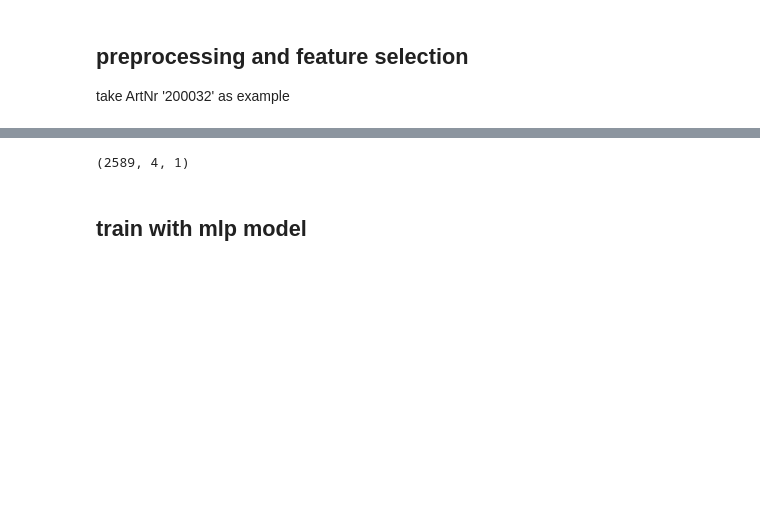
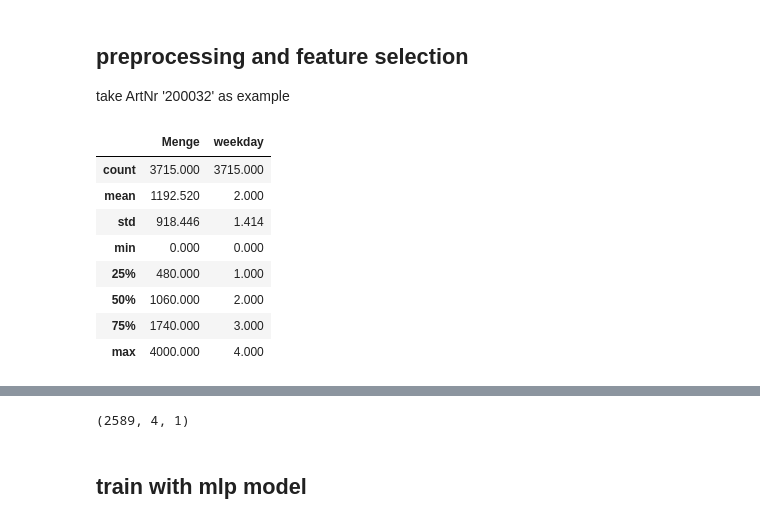
Before and after one commit to HuangYiran/schloetter, a Jupyter notebook: notebooks/Try_simple_model.ipynb, the cells around one changed output, grey strips where cells are left out. Drawn from its saved outputs; the diff is of its cells as text; code cells hidden in the pictures; blank space fills up the shorter version.

```diff
--- a/notebooks/Try_simple_model.ipynb
+++ b/notebooks/Try_simple_model.ipynb
@@ -38,0 +42,12 @@ df = preprocessing(df)
+# %%
+tmp.describe()
+# %% [output]
+|  | Menge | weekday |
+| count | 3715.000 | 3715.000 |
+| mean | 1192.520 | 2.000 |
+| std | 918.446 | 1.414 |
+| min | 0.000 | 0.000 |
+| 25% | 480.000 | 1.000 |
+| 50% | 1060.000 | 2.000 |
+| 75% | 1740.000 | 3.000 |
+| max | 4000.000 | 4.000 |
```
Also changed, not shown: parts of 12 cells of this notebook.
